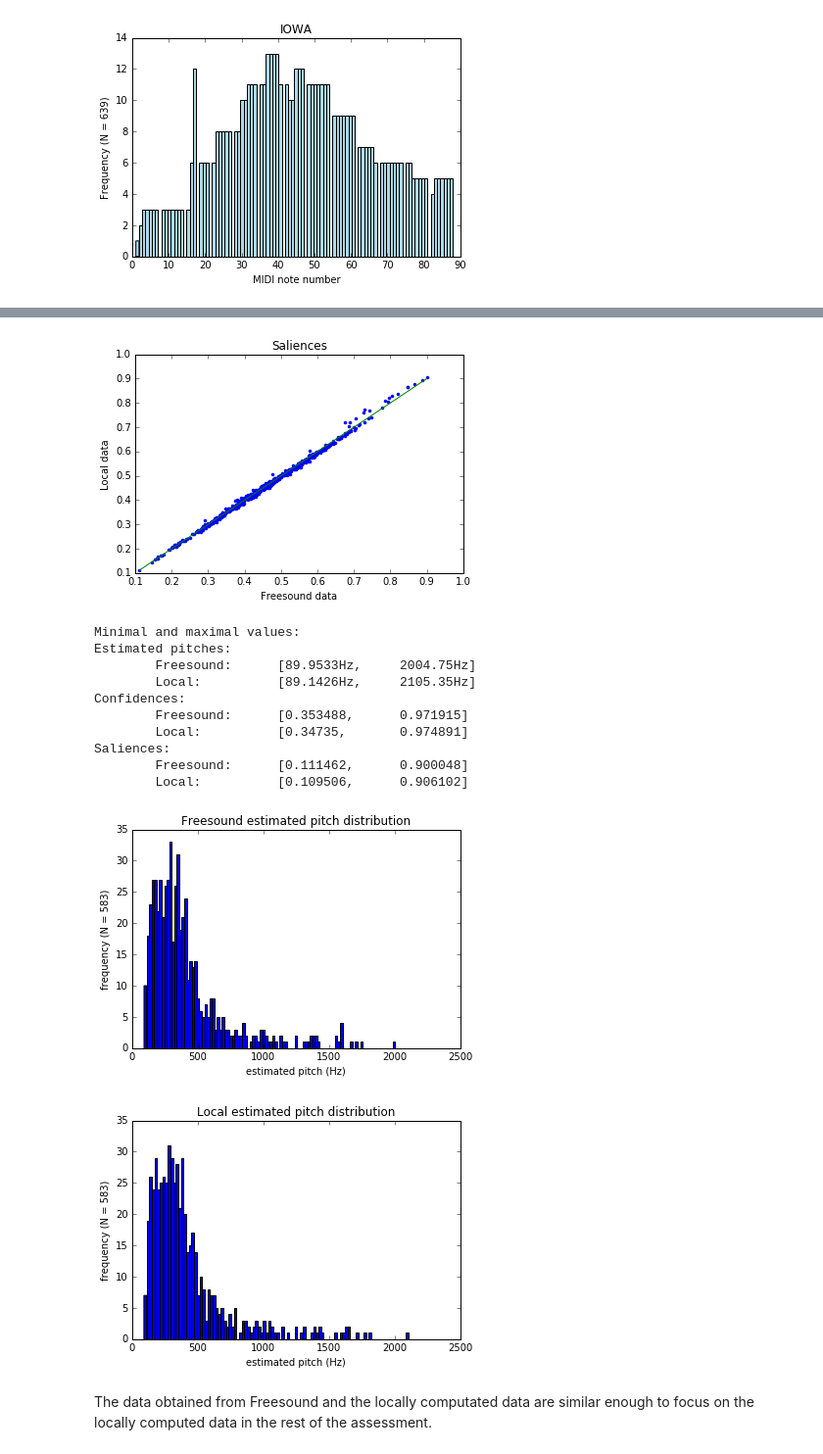
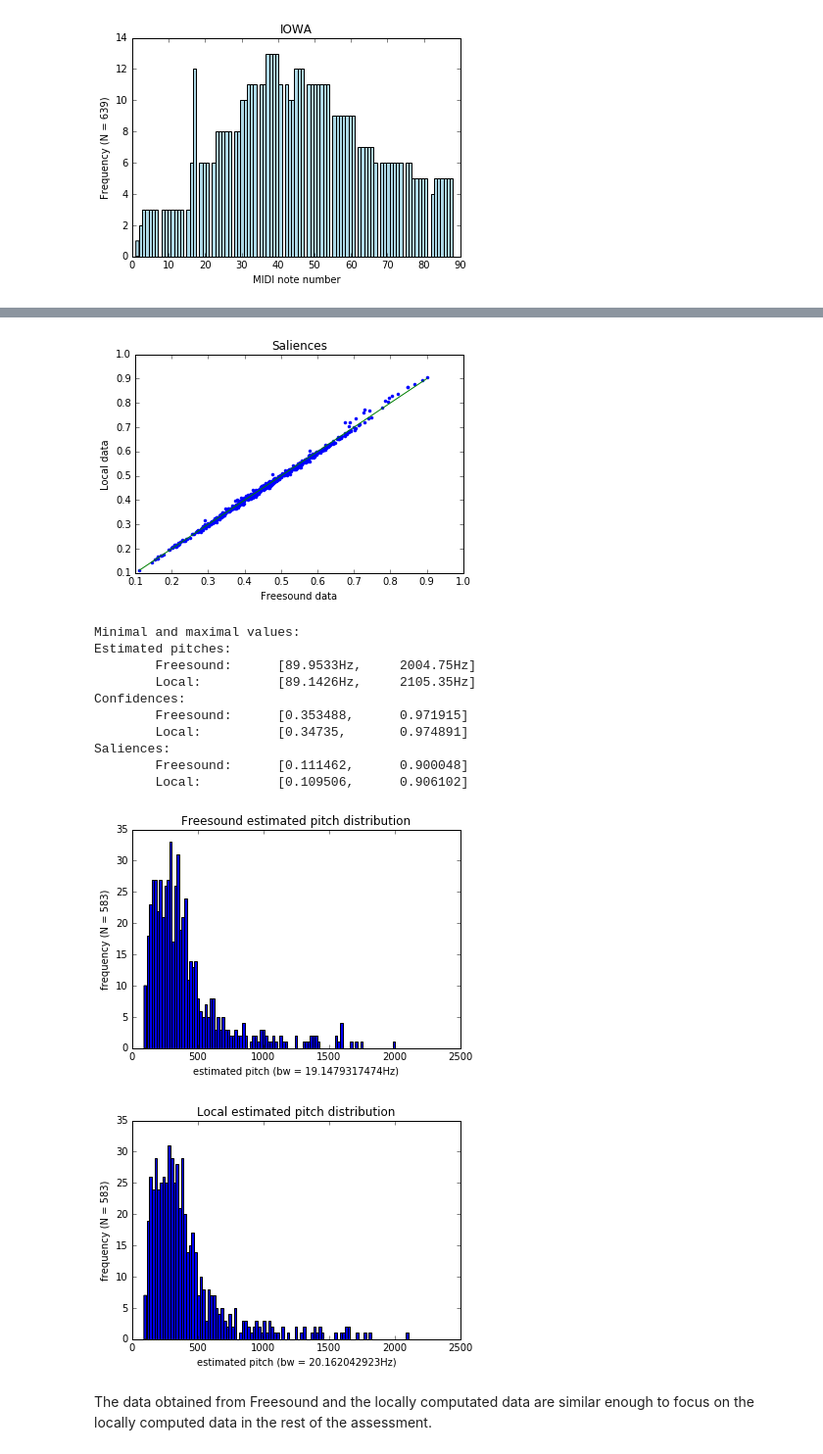
Before and after one commit to akkeh/internship, a Jupyter notebook: pitchEst/notebook/Single-note Sound Pitch Estimation.ipynb, the cells around one changed output, grey strips where cells are left out. Shown at 98% size. Drawn from its saved outputs; the diff is of its cells as text; code cells hidden in the pictures.

```diff
--- a/pitchEst/notebook/Single-note Sound Pitch Estimation.ipynb
+++ b/pitchEst/notebook/Single-note Sound Pitch Estimation.ipynb
@@ -65,21 +68,21 @@ loc_pEst = locPool['lowLevel.pitch.mean']
 print "Pitch estimation:"
 print "\tFreesound:\tμ: " + str(np.mean(frs_pEst)) + " Hz\t(σ: " + str(np.std(frs_pEst)) + " Hz)"
 print "\tLocal:\t\tμ: " + str(np.mean(loc_pEst)) + " Hz\t(σ: " + str(np.std(loc_pEst)) + " Hz)"
-print "Difference:\t\t" + str(np.mean(abs(frs_pEst - loc_pEst))) + " Hz\n"
+print "Point-wise difference:\t" + str(np.mean(abs(frs_pEst - loc_pEst))) + " Hz\n"
 
 frs_conf = frsPool['analysis.lowlevel.pitch_instantaneous_confidence.mean']
 loc_conf = locPool['lowLevel.pitch_instantaneous_confidence.mean']
 print "Confidence:"
 print "\tFreesound:\tμ: " + str(np.mean(frs_conf)) + "\t(σ: " + str(np.std(frs_conf)) + ")"
 print "\tLocal:\t\tμ: " + str(np.mean(loc_conf)) + "\t(σ: " + str(np.std(loc_conf)) + ")"
-print "Difference:\t\t" + str(np.mean(abs(frs_conf - loc_conf))) + "\n"
+print "Point-wise difference:\t" + str(np.mean(abs(frs_conf - loc_conf))) + "\n"
 
 frs_sal = frsPool['analysis.lowlevel.pitch_salience.mean']
 loc_sal = locPool['lowLevel.pitch_salience.mean']
 print "Confidence:"
 print "\tFreesound:\tμ: " + str(np.mean(frs_sal)) + "\t(σ: " + str(np.std(frs_sal)) + ")"
 print "\tLocal:\t\tμ: " + str(np.mean(loc_sal)) + "\t(σ: " + str(np.std(loc_sal)) + ")"
-print "Difference:\t\t" + str(np.mean(abs(frs_sal - loc_sal))) + "\n"
+print "Point-wise difference:\t" + str(np.mean(abs(frs_sal - loc_sal))) + "\n"
 
 plt.plot(frs_pEst, loc_pEst, '.'); plt.title('Estimated pitches (Hz)'); plt.xlabel('Freesound data'); plt.ylabel('Local data'); plt.plot([min(frs_pEst), max(frs_pEst)], [min(frs_pEst), max(frs_pEst)]); plt.show()
 plt.plot(frs_conf, loc_conf, '.'); plt.title('Confidences'); plt.xlabel('Freesound data'); plt.ylabel('Local data');  plt.plot([min(frs_conf), max(frs_conf)], [min(frs_conf), max(frs_conf)]); plt.show()
@@ -96,8 +99,8 @@ print "Saliences:"
 print "\tFreesound:\t[" + str(min(frs_sal)) + ",\t" + str(max(frs_sal)) + "]"
 print "\tLocal:\t\t[" + str(min(loc_sal)) + ",\t" + str(max(loc_sal)) + "]"
 
-plt.hist(frs_pEst, bins=100); plt.title("Freesound estimated pitch distribution"); plt.xlabel("estimated pitch (Hz)"); plt.ylabel("frequency (N = " + str(len(frs_pEst)) + ")"); plt.show();
-plt.hist(loc_pEst, bins=100); plt.title("Local estimated pitch distribution"); plt.xlabel("estimated pitch (Hz)"); plt.ylabel("frequency (N = " + str(len(loc_pEst)) + ")"); plt.show();
+hst = plt.hist(frs_pEst, bins=100); bw = hst[1][3]-hst[1][2]; plt.title("Freesound estimated pitch distribution"); plt.xlabel("estimated pitch (bw = " + str(bw) + "Hz)"); plt.ylabel("frequency (N = " + str(len(frs_pEst)) + ")"); plt.show();
+hst = plt.hist(loc_pEst, bins=100); bw = hst[1][3]-hst[1][2]; plt.title("Local estimated pitch distribution"); plt.xlabel("estimated pitch (bw = " + str(bw) + "Hz)"); plt.ylabel("frequency (N = " + str(len(loc_pEst)) + ")"); plt.show();
 # %% [output]
 Pitch estimation:
         Freesound:      μ: 411.667 Hz   (σ: 305.264 Hz)
@@ -116,17 +119,17 @@ Difference:             0.00548843
 [figure]
 [figure]
 [figure]
 Minimal and maximal values:
 Estimated pitches:
         Freesound:      [89.9533Hz,     2004.75Hz]
         Local:          [89.1426Hz,     2105.35Hz]
 Confidences:
         Freesound:      [0.353488,      0.971915]
         Local:          [0.34735,       0.974891]
 Saliences:
         Freesound:      [0.111462,      0.900048]
         Local:          [0.109506,      0.906102]
-[figure, old version]
+[figure, new version]
-[figure, old version]
+[figure, new version]
 # %% [markdown]
 The data obtained from Freesound and the locally computated data are similar enough to focus on the locally computed data in the rest of the assessment.
```
Also changed, not shown: parts of 12 cells of this notebook, 2 other files.
